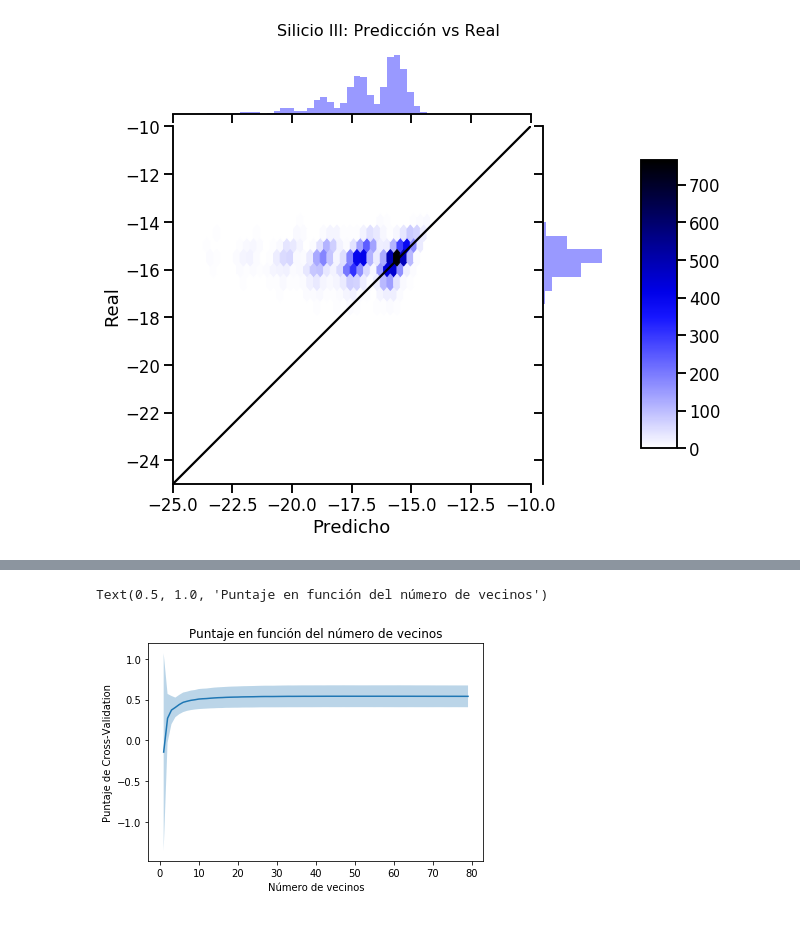
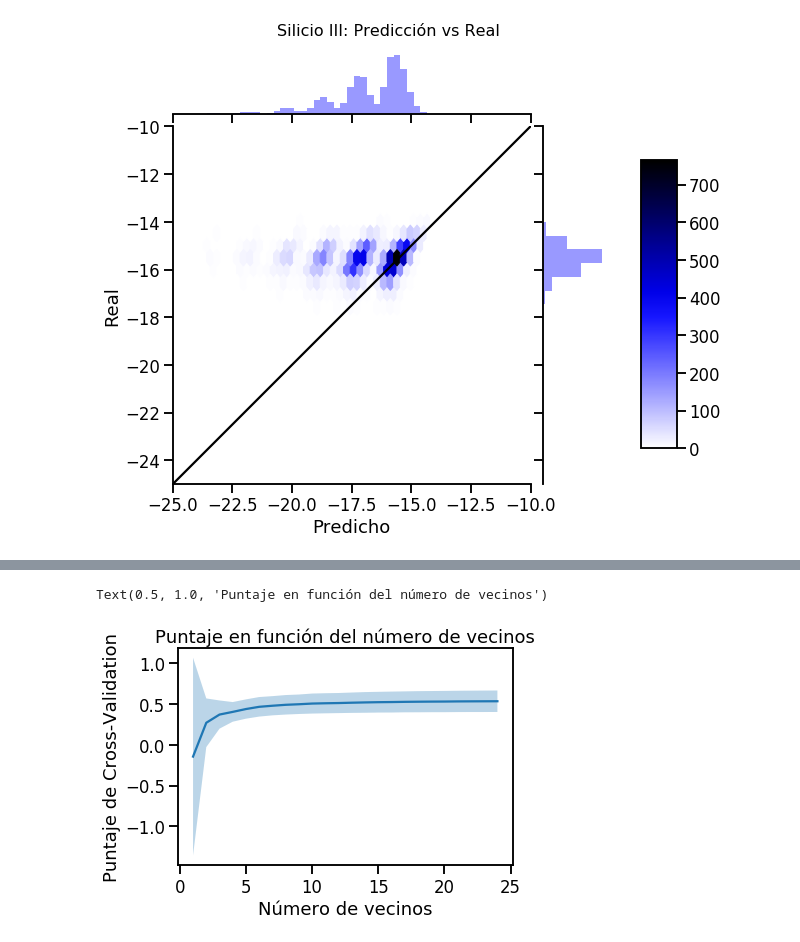
Before and after one commit to astrodatos/proyecto_aape, a Jupyter notebook: RegressionQuasar.ipynb, the cells around one changed output, grey strips where cells are left out. Drawn from its saved outputs; the diff is of its cells as text; code cells hidden in the pictures.

```diff
--- a/RegressionQuasar.ipynb
+++ b/RegressionQuasar.ipynb
@@ -360,25 +457,25 @@ plt.scatter(ySI_pred, YSI_test)
 # %%
 from sklearn.model_selection import cross_val_score
 
 #r2
 #explained_variance
-neighbors = np.arange(1,80,1)
+neighbors = np.arange(1,25,1)
 scores = np.zeros(np.shape(neighbors))
 stds = np.zeros(np.shape(neighbors))
 
 
 for s, n in enumerate(neighbors):
   clf = KNeighborsRegressor(n_neighbors=n)
   cv_scores = cross_val_score(clf, XC4_train, YC4_train, cv=10, scoring="r2")
   scores[s] = cv_scores.mean()
   stds[s] = cv_scores.std()
 
 plt.fill_between(neighbors, scores-stds, scores+stds, alpha=0.3)
 plt.plot(neighbors, scores)
 plt.xlabel('Número de vecinos')
 plt.ylabel('Puntaje de Cross-Validation')
 plt.title('Puntaje en función del número de vecinos')
 # %% [output]
 Text(0.5, 1.0, 'Puntaje en función del número de vecinos')
-[figure, old version]
+[figure, new version]
 # %%
```
Also changed, not shown: parts of 18 cells of this notebook.
